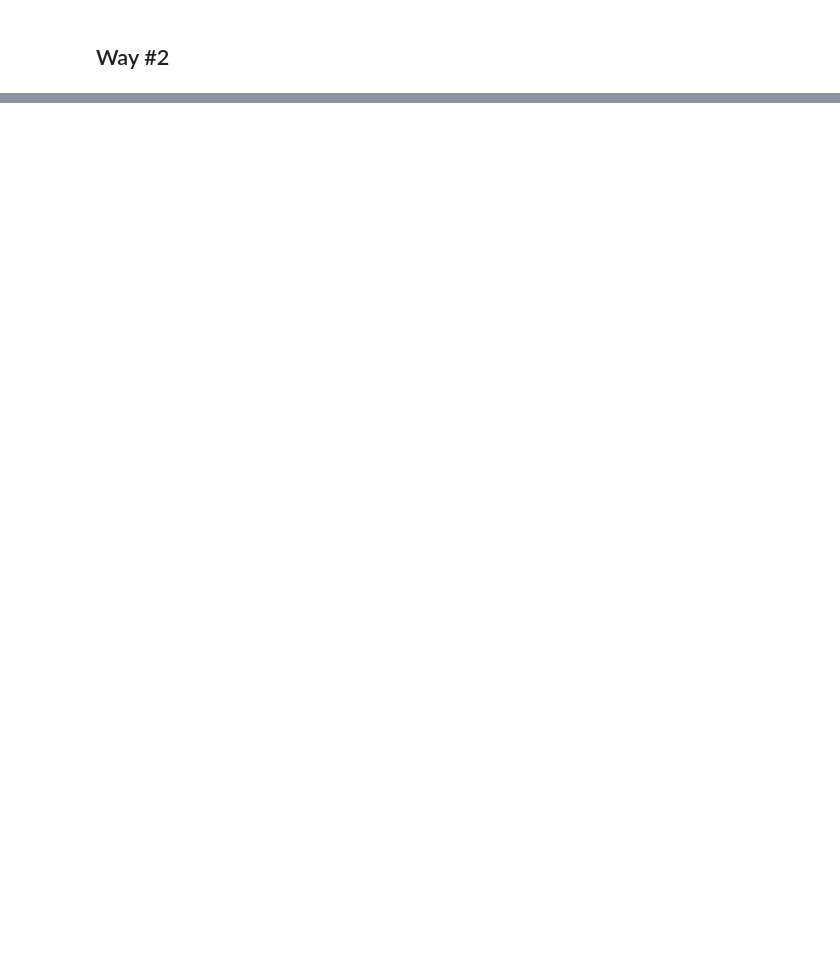
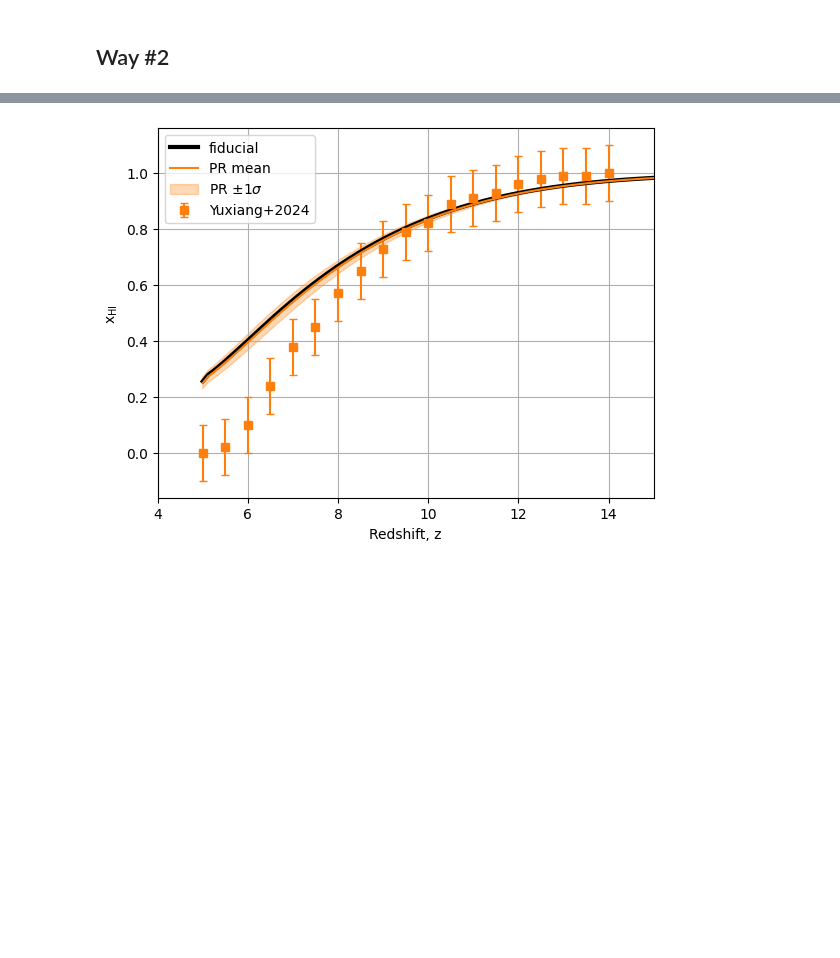
Before and after one commit to nikos-triantafyllou/Database-21cmFASTv4, a Jupyter notebook: Tutorial/Chi_squared.ipynb, the cells around one changed output, grey strips where cells are left out. Saved outputs shown, nothing was run; the diff lists cells and outputs as text; code cells hidden in the pictures; blank space fills up the shorter version.

```diff
--- a/Tutorial/Chi_squared.ipynb
+++ b/Tutorial/Chi_squared.ipynb
@@ -671,3 +774,34 @@ Go in all simulations and plot observational data with simulated data since I kn
+# %%
+# Let's plot it!
+upper_bound = means_xhi + stds_xhi
+lower_bound = means_xhi - stds_xhi
+
+fig, ax = plt.subplots()
+ax.errorbar(yxg_eor_z_arr, yxg_eor_xhi_arr, yerr = 0.1, fmt='s', capsize=3, color='tab:orange', label= 'Yuxiang+2024')
+
+
+hdf = h5py.File(f'/projects/cosmo_database/ntriantafyllou/DATABASE_21cmFASTv4/indicative_simulations/plus_minus_new/id_{21}.h5')
+x_HI_coev = hdf['coeval_data']['x_HI'][:]
+ax.plot(node_redshifts, x_HI_coev, color='black', label='fiducial', linewidth = 3)
+
+
+# Plot mean and sigma
+ax.plot(node_redshifts, means_xhi, color='tab:orange', label='PR mean')
+ax.fill_between(node_redshifts, lower_bound, upper_bound, color='tab:orange', alpha=0.3, label=r'PR $\pm 1\sigma$')
+
+
+
+ax.set_xlabel('Redshift, z')
+ax.set_ylabel(r'$\rm x_{HI}$')
+plt.grid()
+
+
+ax.set_xlim([4,15])
+
+ax.legend()
+plt.show()
+# %% [output]
+[figure, added]
 # %% [markdown]
 <br>
 <br>
```
Also changed, not shown: parts of 15 cells of this notebook.
